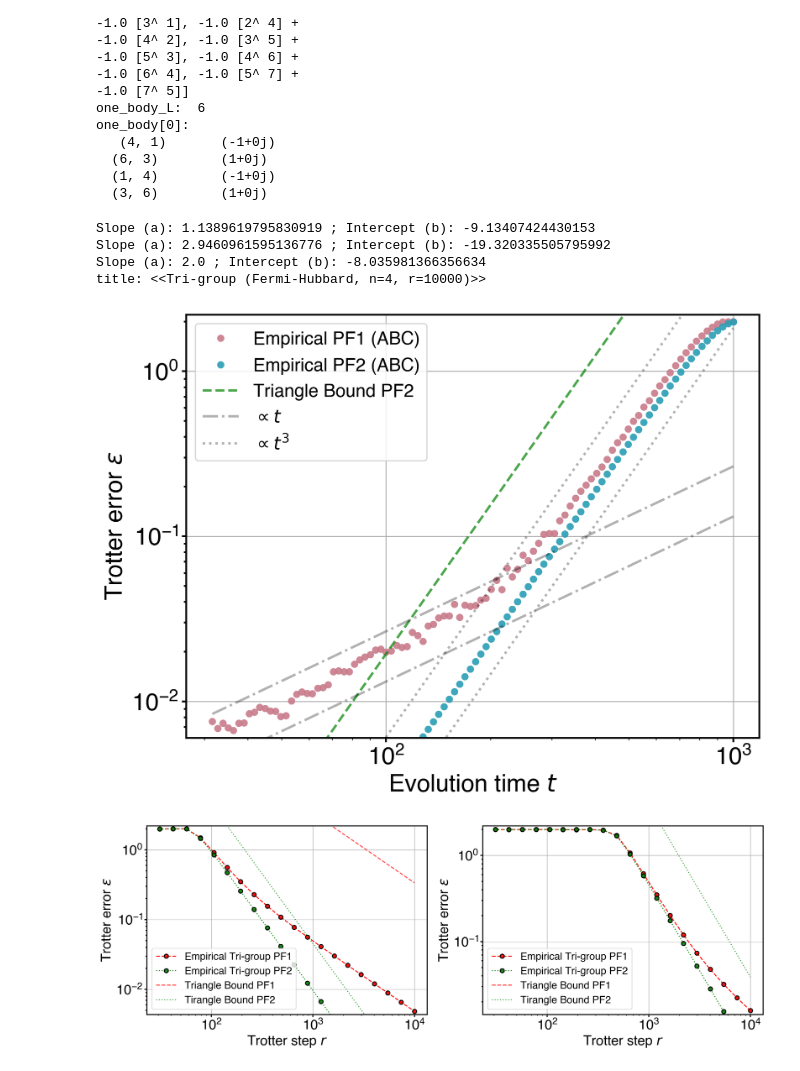
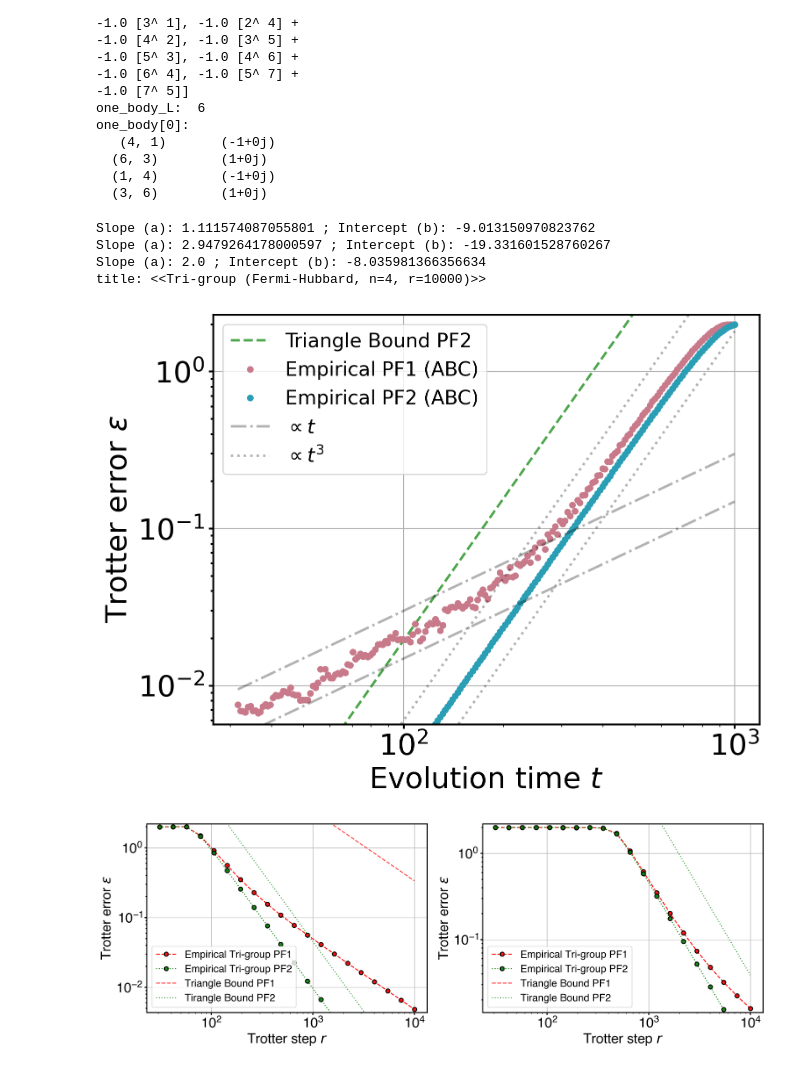
Before and after one commit to Jue-Xu/Interference-Trotter-Error, a Jupyter notebook: code/hubbard.ipynb, the cells around one changed output. Saved outputs shown, nothing was run; the diff lists cells and outputs as text; code cells hidden in the pictures.

```diff
--- a/code/hubbard.ipynb
+++ b/code/hubbard.ipynb
@@ -13,12 +13,12 @@ import numpy as np
 from scipy.linalg import expm
 
 from trotter import *
-from plot_config import *
 # from lattice_hamiltonians import interference_bound, tight_bound
 from lattice_hamiltonians import hubbard_openfermion, data_plot
 from quantum_simulation_recipe.spin import Nearest_Neighbour_1d, Power_Law
+from plot_config import *
 
-mpl.rcParams['lines.markersize'] = 12
+# mpl.rcParams['lines.markersize'] = 12
 
 fig_dir, data_dir = './figs', './data'
 
@@ -124,7 +124,7 @@ r = 10000
 epsilon = 1e-3
 J, U = -1, 1
 
-t_list = np.logspace(1.5, 3, num=100)
+t_list = np.logspace(1.5, 3, num=200)
 hubbard = hubbard_openfermion(n, U, verbose=True)
 h_group = [sum(hubbard.one_body_01_sparse), sum(hubbard.one_body_23_sparse), sum(hubbard.two_body_sparse)]
 exact_U_list = [expm(-1j * t * sum(h_group)) for t in t_list]
@@ -153,36 +153,37 @@ one_body[0]:
 # %%
 prefix, suffix = 'Hubbard', 'Tri'
 # set_color_cycle(cc, alpha=0.05)
 # plt.rc('legend', fontsize=MEDIUM_SIZE-2)
 start1, end1 = int(1*len(t_list)/10), int(4*len(t_list)/10)
 start2, end2 = int(7*len(t_list)/10), int(9*len(t_list)/10)
 _, a_1, b_1 = linear_loglog_fit(t_list[start1:end1], emp_pf1_list[start1:end1], verbose=True)
 _, a_2, b_2 = linear_loglog_fit(t_list[start2:end2], emp_pf2_list[start2:end2], verbose=True)
 _, a_bnd, b_bnd = linear_loglog_fit(t_list, bnd_pf1_tight_tri, verbose=True)
 
+# set_color_cycle(cc, 0.1)
 fig, ax = plt.subplots(1, 1)
-ax.plot(t_list, emp_pf1_list, '.', label= 'Empirical PF1 (ABC)', markeredgewidth=0.0, c='#C87A8AFF')
-ax.plot(t_list, emp_pf2_list, '.', label= 'Empirical PF2 (ABC)', markeredgewidth=0.0, c='#2A9EB5FF')
+ax.plot(t_list, bnd_pf2_tight_tri, 'g--', alpha=0.7, label=r'Triangle Bound PF2', linewidth=2)
+ax.plot(t_list, emp_pf1_list, '.', label= 'Empirical PF1 (ABC)', mfc='#C87A8AFF', markeredgewidth=0.0)
+ax.plot(t_list, emp_pf2_list, '.', label= 'Empirical PF2 (ABC)', mfc='#2A9EB5FF', markeredgewidth=0.0)
 # r_list, e1, 'y--', alpha=0.5, label=r'Bound: $\min(||H_0||,||H_1||)\, t/r$', linewidth=1) # C_1
 # ax.plot(t_list, e_pf1_tight_tri, 'r-', alpha=0.5, label=r'Triangle Bound PF1', linewidth=1.5) # C_2
-ax.plot(t_list, bnd_pf2_tight_tri, 'g--', alpha=0.7, label=r'Triangle Bound PF2', linewidth=2)
 ax.plot(t_list, [t*exp(b_1+0.9) for t in t_list], 'k-.', linewidth=2, alpha=0.3, label=fr'$\propto t$')
 ax.plot(t_list, [t*exp(b_1+0.2) for t in t_list], 'k-.', linewidth=2, alpha=0.3)
 # ax.plot(t_list, [t**2*exp(b_bnd+0.5) for t in t_list], 'k--', linewidth=2, alpha=0.3, label=fr'$\propto t^2$')
 # ax.plot(t_list, [t**2*exp(b_bnd-0.5) for t in t_list], 'k--', linewidth=2, alpha=0.3)
 ax.plot(t_list, [t**3*exp(b_2+0.4) for t in t_list], 'k:', linewidth=2, alpha=0.3, label=fr'$\propto t^3$')
 ax.plot(t_list, [t**3*exp(b_2-0.8) for t in t_list], 'k:', linewidth=2, alpha=0.3)
-ax_set_text(ax, r'Evolution time $t$', r'Trotter error $\epsilon$', log='xy', ylim=[min(emp_pf1_list), max(emp_pf1_list)])
+ax_set_text(ax, r'Evolution time $t$', r'Trotter error $\epsilon$', log='xy', ylim=[min(emp_pf1_list), max(emp_pf1_list)])  # ax.grid()
 title = rf'Tri-group (Fermi-Hubbard, n={n}, r={r})'
 print(f'title: <<{title}>>')
 # ax.set_title(title)
 fig.savefig(f'{fig_dir}/{prefix}_n={n}_r={r}_{suffix}.pdf')
 # %% [output]
-Slope (a): 1.1389619795830919 ; Intercept (b): -9.13407424430153
-Slope (a): 2.9460961595136776 ; Intercept (b): -19.320335505795992
+Slope (a): 1.111574087055801 ; Intercept (b): -9.013150970823762
+Slope (a): 2.9479264178000597 ; Intercept (b): -19.331601528760267
 Slope (a): 2.0 ; Intercept (b): -8.035981366356634
 title: <<Tri-group (Fermi-Hubbard, n=4, r=10000)>>
-[figure, old version]
+[figure, new version]
 # %%
 ## parameters of Hubbard Hamiltonian and evolution
 n = 4
```
Also changed, not shown: 10 other files.
